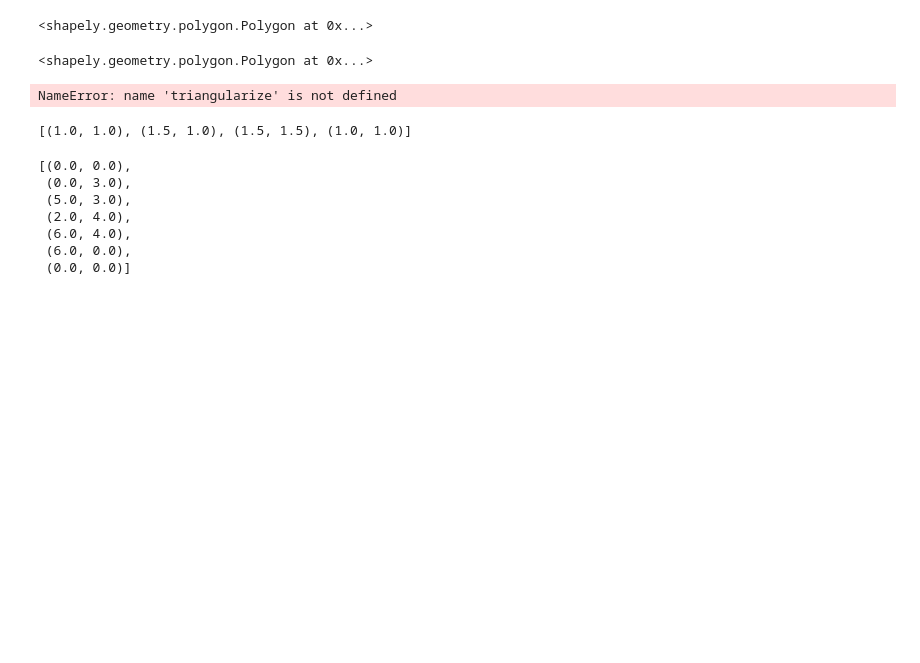
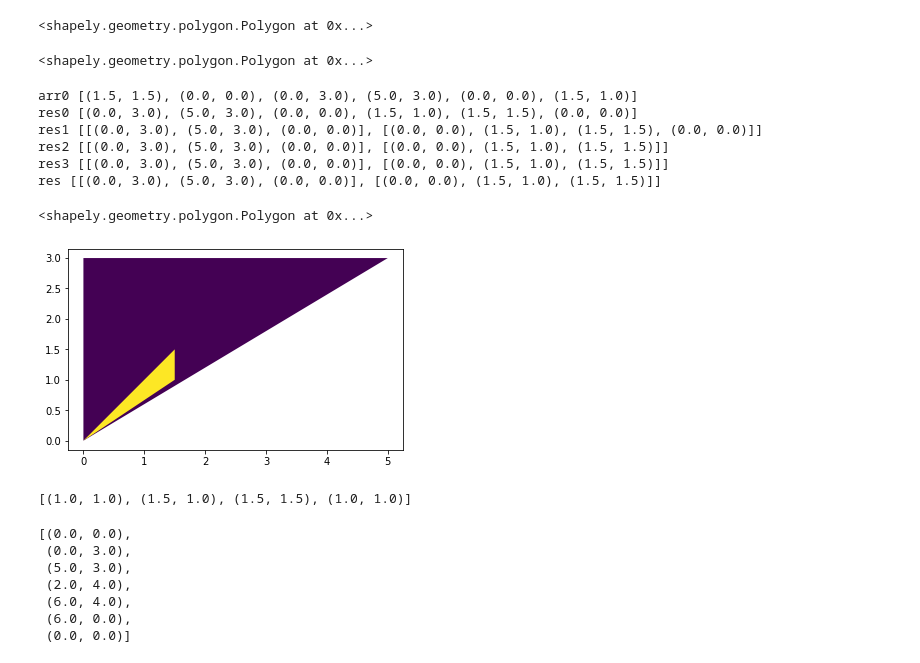
Before and after one commit to maximylius/shadow_projection_2D, a Jupyter notebook: shadows.ipynb, the cells around one changed output. Cells and saved outputs as stored; diff of their text form; code cells hidden in the pictures; blank space fills up the shorter version.

Commit message:
worked on triangularize. Interiors still not working

```diff
--- a/shadows.ipynb
+++ b/shadows.ipynb
@@ -469,9 +509,20 @@ createConvexPolygonWithConvexInteriors(n_edges=3, n_interiors=5, n_edges_interio
 # %% [output]
 <shapely.geometry.polygon.Polygon at 0x...>
 # %%
-[(1.5, 1.5), (0.0, 0.0), (0.0, 3.0), (5.0, 3.0), (0.0, 0.0), (1.5, 1.0), (1.5, 1.5)]
+coords = [(1.5, 1.5), (0.0, 0.0), (0.0, 3.0), (5.0, 3.0), (0.0, 0.0), (1.5, 1.0)]
+
+# Polygon(addSelfIntersectingCoords(coords))
+gpd.GeoSeries([Polygon(x) for x in splitToValidCoordinateRings(coords)]).plot(cmap="viridis")
+Polygon(coords)
 # %% [output]
-NameError: name 'triangularize' is not defined
+arr0 [(1.5, 1.5), (0.0, 0.0), (0.0, 3.0), (5.0, 3.0), (0.0, 0.0), (1.5, 1.0)]
+res0 [(0.0, 3.0), (5.0, 3.0), (0.0, 0.0), (1.5, 1.0), (1.5, 1.5), (0.0, 0.0)]
+res1 [[(0.0, 3.0), (5.0, 3.0), (0.0, 0.0)], [(0.0, 0.0), (1.5, 1.0), (1.5, 1.5), (0.0, 0.0)]]
+res2 [[(0.0, 3.0), (5.0, 3.0), (0.0, 0.0)], [(0.0, 0.0), (1.5, 1.0), (1.5, 1.5)]]
+res3 [[(0.0, 3.0), (5.0, 3.0), (0.0, 0.0)], [(0.0, 0.0), (1.5, 1.0), (1.5, 1.5)]]
+res [[(0.0, 3.0), (5.0, 3.0), (0.0, 0.0)], [(0.0, 0.0), (1.5, 1.0), (1.5, 1.5)]]
+<shapely.geometry.polygon.Polygon at 0x...>
+[figure, added]
 # %%
 list(poly.interiors[0].coords)
 # %% [output]
```
Also changed, not shown: parts of 3 cells of this notebook.
